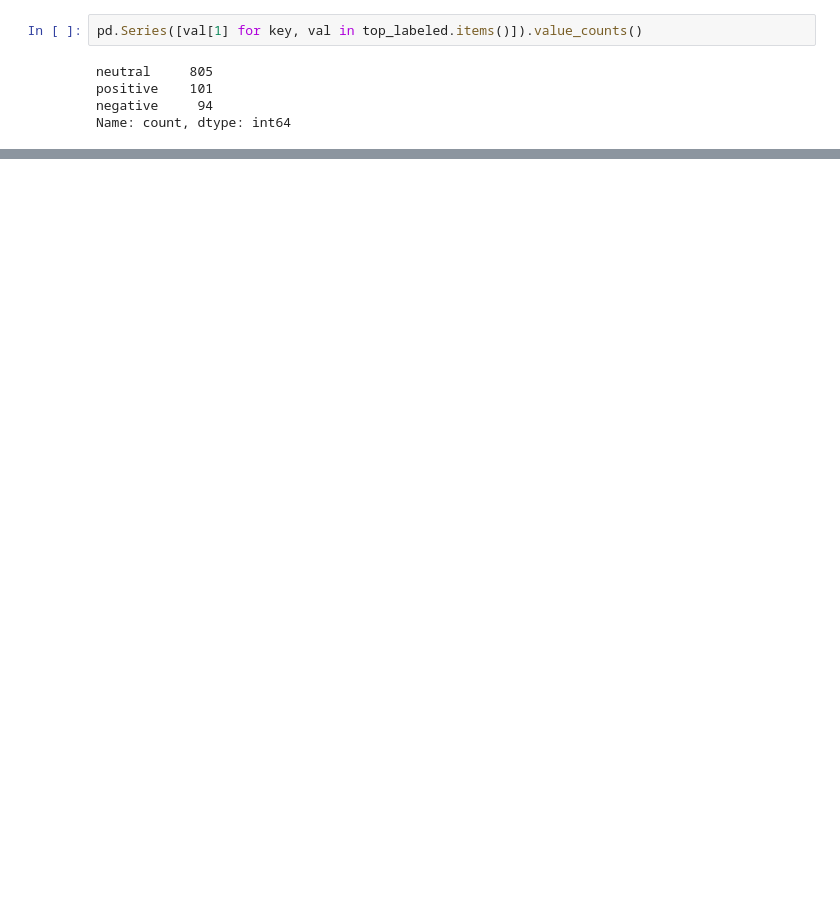
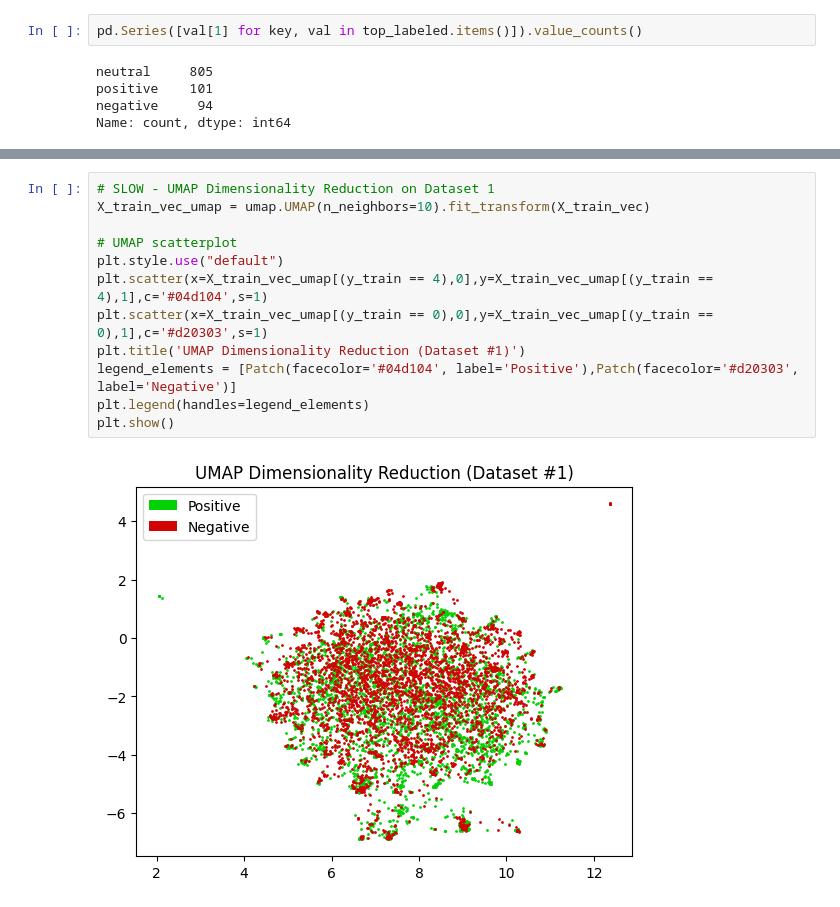
Before and after one commit to brayvid/sentiment-classifier, a Jupyter notebook: tweet_sentiment_classifier.ipynb, the cells around one changed output, grey strips where cells are left out. Drawn from its saved outputs; the diff is of its cells as text; blank space fills up the shorter version.

```diff
--- a/tweet_sentiment_classifier.ipynb
+++ b/tweet_sentiment_classifier.ipynb
@@ -697,3 +824,17 @@ plt.show()
+# %%
+# SLOW - UMAP Dimensionality Reduction on Dataset 1
+X_train_vec_umap = umap.UMAP(n_neighbors=10).fit_transform(X_train_vec)
+
+# UMAP scatterplot
+plt.style.use("default")
+plt.scatter(x=X_train_vec_umap[(y_train == 4),0],y=X_train_vec_umap[(y_train == 4),1],c='#04d104',s=1)
+plt.scatter(x=X_train_vec_umap[(y_train == 0),0],y=X_train_vec_umap[(y_train == 0),1],c='#d20303',s=1)
+plt.title('UMAP Dimensionality Reduction (Dataset #1)')
+legend_elements = [Patch(facecolor='#04d104', label='Positive'),Patch(facecolor='#d20303', label='Negative')]
+plt.legend(handles=legend_elements)
+plt.show()
+# %% [output]
+[figure, added]
 # %% [markdown]
 # Notes
 Reducing dimensionality
```
Also changed, not shown: parts of 21 cells of this notebook.
